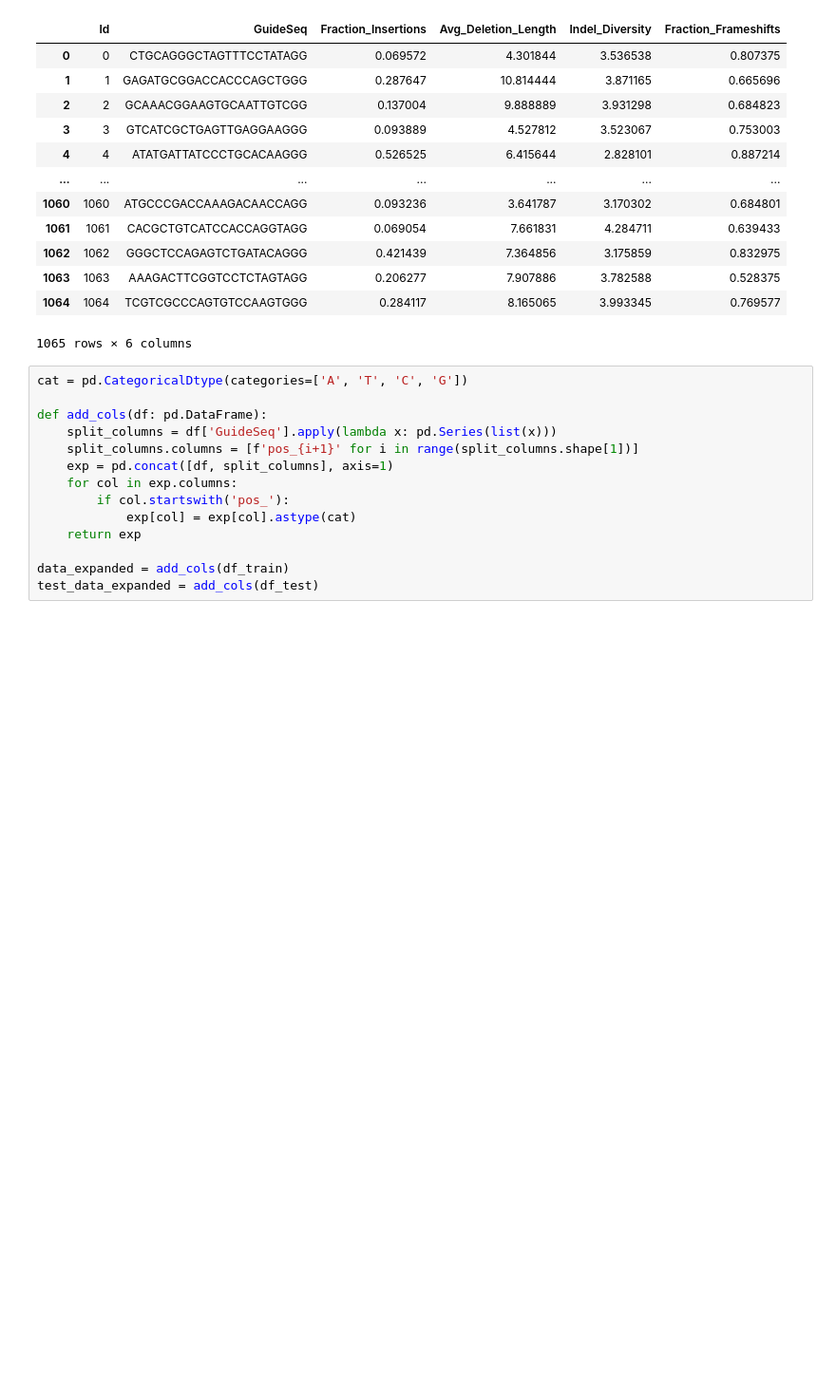
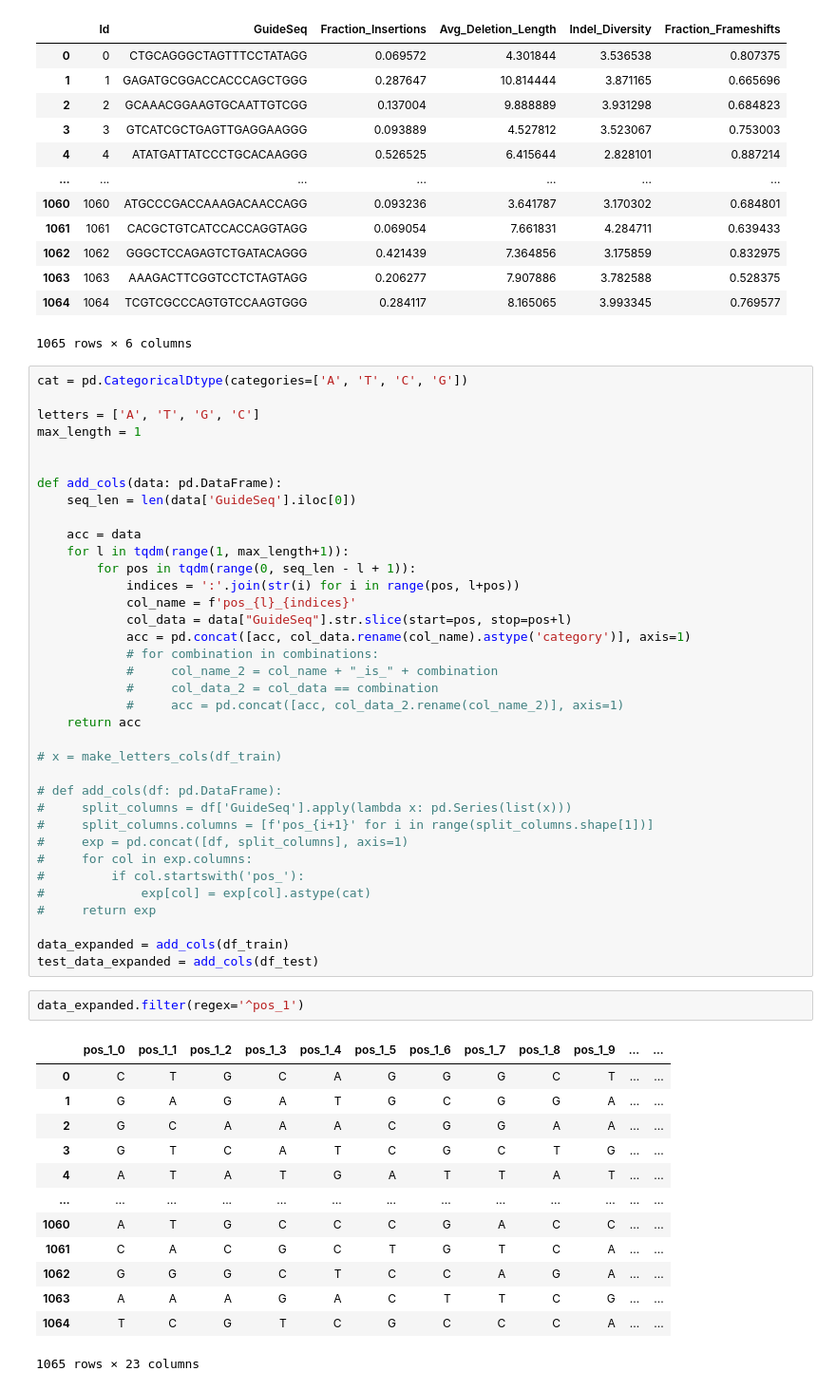
Before and after one commit to 0xorial/mlfls-hw, a Jupyter notebook: boosting_try.ipynb, the cells around one changed output. Shown at 95% size. Saved outputs shown, nothing was run; the diff lists cells and outputs as text; blank space fills up the shorter version.

```diff
--- a/boosting_try.ipynb
+++ b/boosting_try.ipynb
@@ -34,17 +34,55 @@ df_train
 # %%
 cat = pd.CategoricalDtype(categories=['A', 'T', 'C', 'G'])
 
-def add_cols(df: pd.DataFrame):
-    split_columns = df['GuideSeq'].apply(lambda x: pd.Series(list(x)))
-    split_columns.columns = [f'pos_{i+1}' for i in range(split_columns.shape[1])]
-    exp = pd.concat([df, split_columns], axis=1)
-    for col in exp.columns:
-        if col.startswith('pos_'):
-            exp[col] = exp[col].astype(cat)
-    return exp
+letters = ['A', 'T', 'G', 'C']
+max_length = 1
+
+
+def add_cols(data: pd.DataFrame):
+    seq_len = len(data['GuideSeq'].iloc[0])
+
+    acc = data
+    for l in tqdm(range(1, max_length+1)):
+        for pos in tqdm(range(0, seq_len - l + 1)):
+            indices = ':'.join(str(i) for i in range(pos, l+pos))
+            col_name = f'pos_{l}_{indices}'
+            col_data = data["GuideSeq"].str.slice(start=pos, stop=pos+l)
+            acc = pd.concat([acc, col_data.rename(col_name).astype('category')], axis=1)
+            # for combination in combinations:
+            #     col_name_2 = col_name + "_is_" + combination
+            #     col_data_2 = col_data == combination
+            #     acc = pd.concat([acc, col_data_2.rename(col_name_2)], axis=1)
+    return acc
+
+# x = make_letters_cols(df_train)
+
+# def add_cols(df: pd.DataFrame):
+#     split_columns = df['GuideSeq'].apply(lambda x: pd.Series(list(x)))
+#     split_columns.columns = [f'pos_{i+1}' for i in range(split_columns.shape[1])]
+#     exp = pd.concat([df, split_columns], axis=1)
+#     for col in exp.columns:
+#         if col.startswith('pos_'):
+#             exp[col] = exp[col].astype(cat)
+#     return exp
 
 data_expanded = add_cols(df_train)
 test_data_expanded = add_cols(df_test)
+# %%
+data_expanded.filter(regex='^pos_1')
+# %% [output]
+|  | pos_1_0 | pos_1_1 | pos_1_2 | pos_1_3 | pos_1_4 | pos_1_5 | pos_1_6 | pos_1_7 | pos_1_8 | pos_1_9 | ... | ... |
+| 0 | C | T | G | C | A | G | G | G | C | T | ... | ... |
+| 1 | G | A | G | A | T | G | C | G | G | A | ... | ... |
+| 2 | G | C | A | A | A | C | G | G | A | A | ... | ... |
+| 3 | G | T | C | A | T | C | G | C | T | G | ... | ... |
+| 4 | A | T | A | T | G | A | T | T | A | T | ... | ... |
+| ... | ... | ... | ... | ... | ... | ... | ... | ... | ... | ... | ... | ... |
+| 1060 | A | T | G | C | C | C | G | A | C | C | ... | ... |
+| 1061 | C | A | C | G | C | T | G | T | C | A | ... | ... |
+| 1062 | G | G | G | C | T | C | C | A | G | A | ... | ... |
+| 1063 | A | A | A | G | A | C | T | T | C | G | ... | ... |
+| 1064 | T | C | G | T | C | G | C | C | C | A | ... | ... |
+1065 rows × 23 columns
 # %%
 
 import pandas as pd
```
Also changed, not shown: parts of 6 cells of this notebook, 1 other file.
